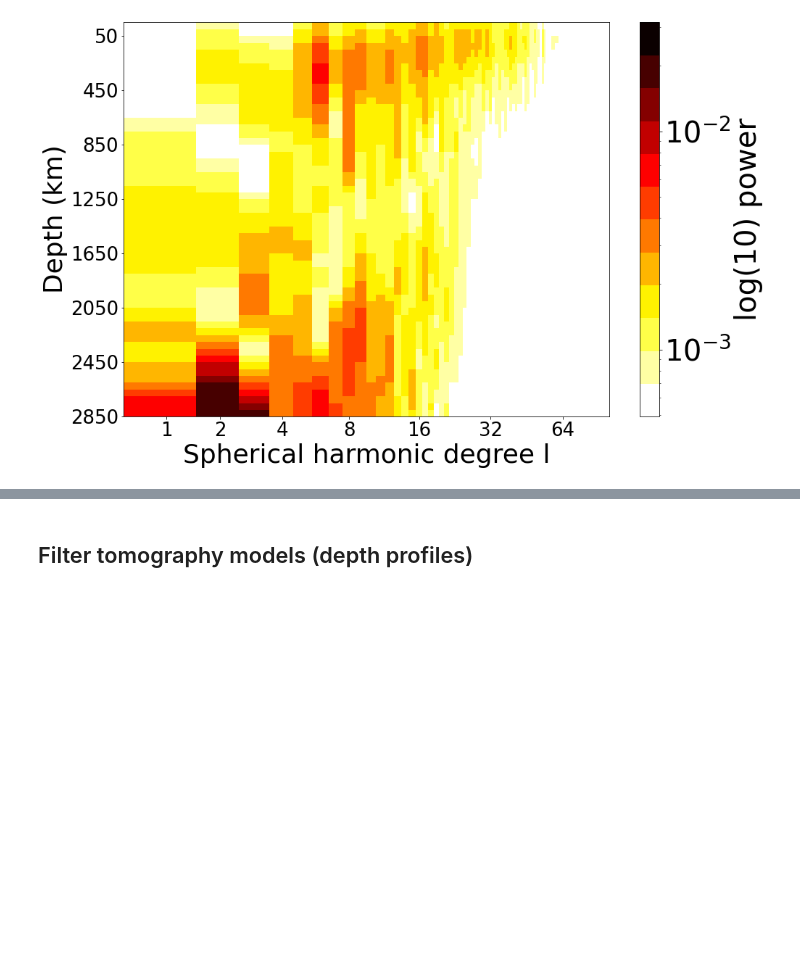
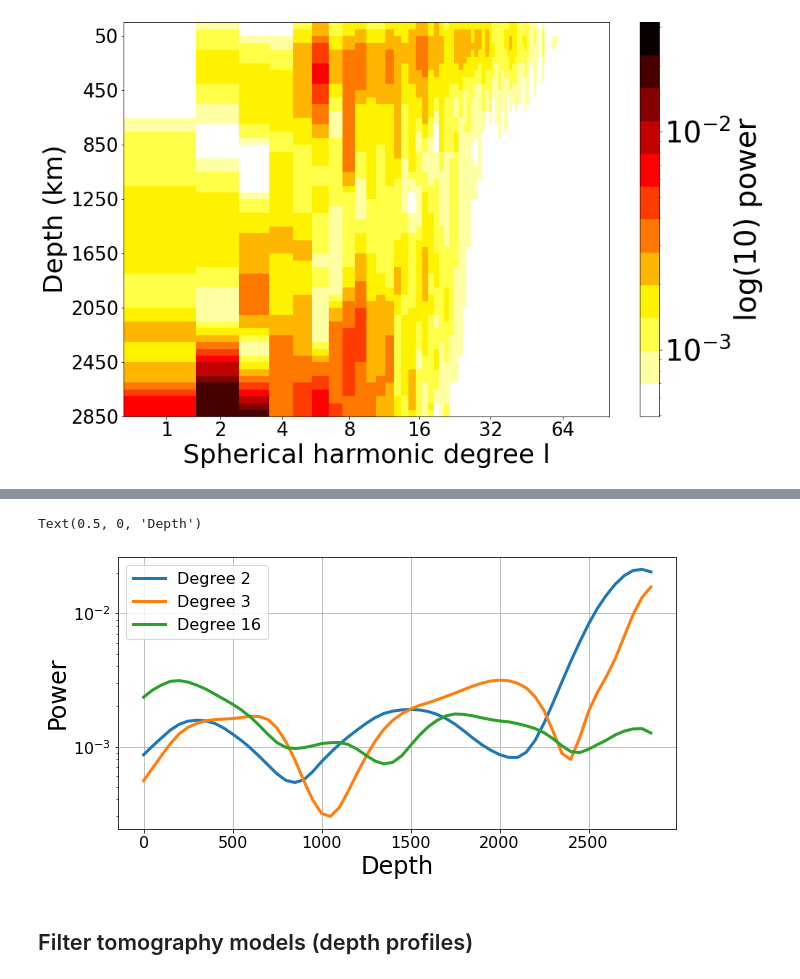
Before and after one commit to kasra-hosseini/SubMachine_Public, a Jupyter notebook: DETOX/spherical_harmonics/DETOX_SH_analysis.ipynb, the cells around one changed output, grey strips where cells are left out. Cells and saved outputs as stored; diff of their text form; code cells hidden in the pictures; blank space fills up the shorter version.

```diff
--- a/DETOX/spherical_harmonics/DETOX_SH_analysis.ipynb
+++ b/DETOX/spherical_harmonics/DETOX_SH_analysis.ipynb
@@ -109,0 +135,5 @@ plt.show()
+# %%
+import pandas as pd
+SHs = pd.read_csv(os.path.join("SH_csv", f"{model_name}_SH.csv"))
+SHs = SHs.rename(columns={SHs.columns[0]: "depth"})
+SHs.head()
@@ -110,3 +148,19 @@ plt.show()
+# %%
+plt.figure(figsize=(10, 5))
+plt.plot(SHs["depth"], SHs["2"], label="Degree 2", lw=3)
+plt.plot(SHs["depth"], SHs["3"], label="Degree 3", lw=3)
+plt.plot(SHs["depth"], SHs["16"], label="Degree 16", lw=3)
+
+plt.legend(fontsize=16)
+plt.yscale('log')
+plt.grid()
+plt.xticks(size=16)
+plt.yticks(size=16)
+plt.ylabel("Power", size=24)
+plt.xlabel("Depth", size=24)
+# %% [output]
+Text(0.5, 0, 'Depth')
+[figure, added]
 # %% [markdown]
 ## Filter tomography models (depth profiles)
 # %%
```
Also changed, not shown: parts of 12 cells of this notebook, 3 other files.
